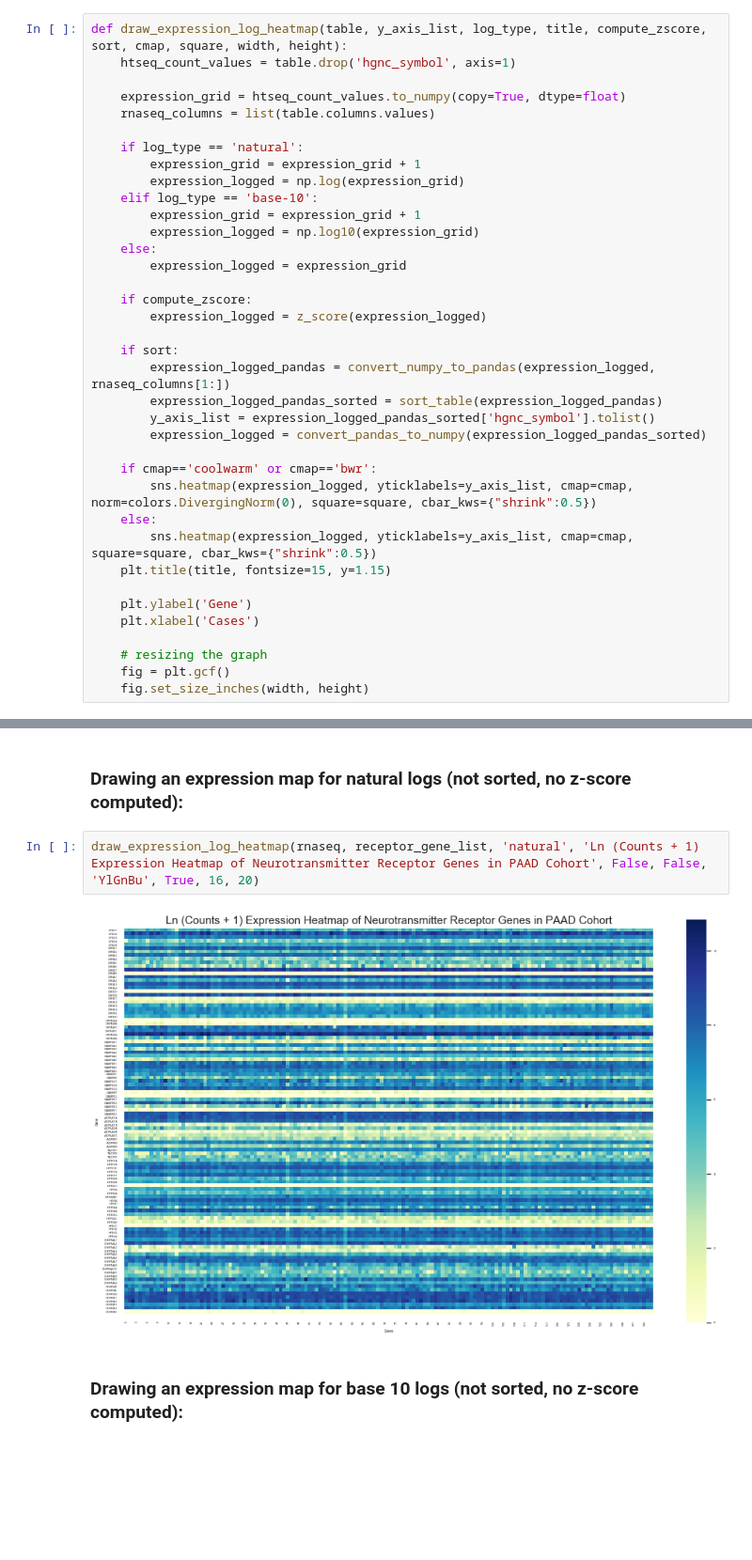
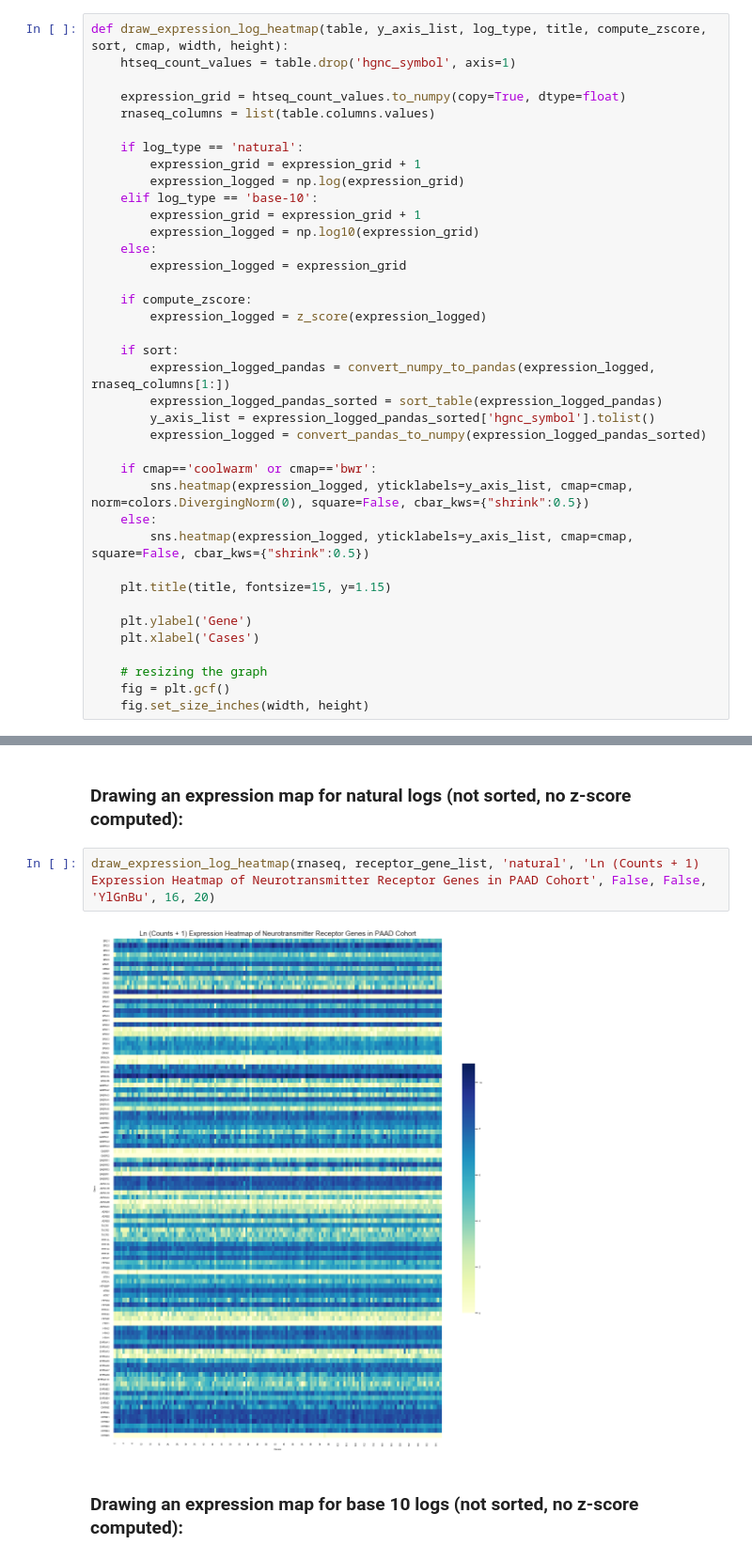
Before and after one commit to sophiaho/broad-work, a Jupyter notebook: cancer_expression_heatmap.ipynb, the cells around one changed output, grey strips where cells are left out. Shown at 94% size. Cells and saved outputs as stored; diff of their text form; blank space fills up the shorter version.

```diff
--- a/cancer_expression_heatmap.ipynb
+++ b/cancer_expression_heatmap.ipynb
@@ -185,7 +185,7 @@ If you want a natural log plot, include 'natural' in the arguments, and 'base-10
 
 The compute_zscore parameter is a boolean for whether to compute the data into a z-score table or not.
 # %%
-def draw_expression_log_heatmap(table, y_axis_list, log_type, title, compute_zscore, sort, cmap, square, width, height):
+def draw_expression_log_heatmap(table, y_axis_list, log_type, title, compute_zscore, sort, cmap, width, height):
     htseq_count_values = table.drop('hgnc_symbol', axis=1)
 
     expression_grid = htseq_count_values.to_numpy(copy=True, dtype=float)
@@ -210,9 +210,10 @@ def draw_expression_log_heatmap(table, y_axis_list, log_type, title, compute_zsc
         expression_logged = convert_pandas_to_numpy(expression_logged_pandas_sorted)
 
     if cmap=='coolwarm' or cmap=='bwr':
-        sns.heatmap(expression_logged, yticklabels=y_axis_list, cmap=cmap, norm=colors.DivergingNorm(0), square=square, cbar_kws={"shrink":0.5})
+        sns.heatmap(expression_logged, yticklabels=y_axis_list, cmap=cmap, norm=colors.DivergingNorm(0), square=False, cbar_kws={"shrink":0.5})
     else:
-        sns.heatmap(expression_logged, yticklabels=y_axis_list, cmap=cmap, square=square, cbar_kws={"shrink":0.5})
+        sns.heatmap(expression_logged, yticklabels=y_axis_list, cmap=cmap, square=False, cbar_kws={"shrink":0.5})
+
     plt.title(title, fontsize=15, y=1.15)
 
     plt.ylabel('Gene')
@@ -226,9 +227,9 @@ In the following two expression maps, we did not compute the z-score for the tab
 # %% [markdown]
 ### Drawing an expression map for natural logs (not sorted, no z-score computed):
 # %%
-draw_expression_log_heatmap(rnaseq, receptor_gene_list, 'natural', 'Ln (Counts + 1) Expression Heatmap of Neurotransmitter Receptor Genes in PAAD Cohort', False, False, 'YlGnBu', True, 16, 20)
+draw_expression_log_heatmap(rnaseq, receptor_gene_list, 'natural', 'Ln (Counts + 1) Expression Heatmap of Neurotransmitter Receptor Genes in PAAD Cohort', False, False, 'YlGnBu', 16, 20)
 # %% [output]
-[figure, old version]
+[figure, new version]
 # %% [markdown]
 ### Drawing an expression map for base 10 logs  (not sorted, no z-score computed):
 # %%
```
Also changed, not shown: parts of 16 cells of this notebook, 1 other file.
